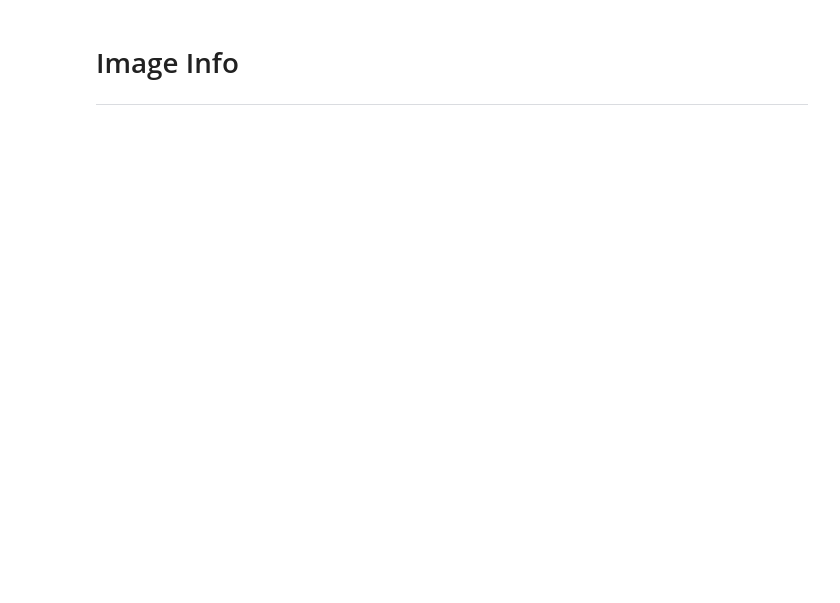
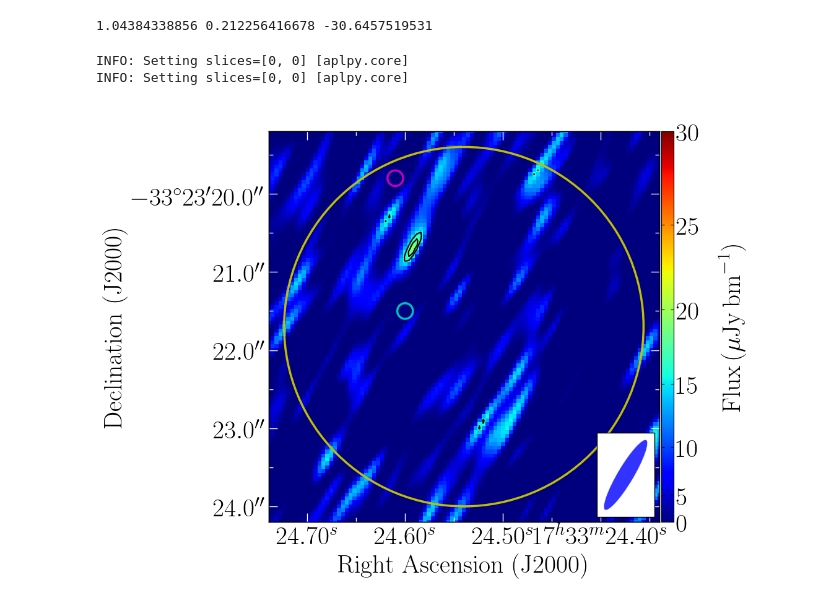
Before and after one commit to tetarenk/ipynb_notebooks, a Jupyter notebook: radio_plot.ipynb, the cells around one changed output. Drawn from its saved outputs; the diff is of its cells as text; code cells hidden in the pictures; blank space fills up the shorter version.

```diff
--- a/radio_plot.ipynb
+++ b/radio_plot.ipynb
@@ -21,6 +21,3 @@ import aplpy
 import warnings
 warnings.filterwarnings('ignore')
 %matplotlib inline
-# %% [markdown]
-# Image Info
--------------------
@@ -26,0 +41,10 @@ warnings.filterwarnings('ignore')
+# %%
+hdulist1 = fits.open(fits_file1)[0]
+data1=hdulist1.data
+wmap1=wcs.WCS(hdulist1.header)
+b_major=Angle(hdulist1.header['BMAJ']*u.degree).arcsec/cells
+b_minor=Angle(hdulist1.header['BMIN']*u.degree).arcsec/cells
+b_pa=90.+hdulist1.header['BPA']
+print Angle(hdulist1.header['BMAJ']*u.degree).arcsec,Angle(hdulist1.header['BMIN']*u.degree).arcsec,hdulist1.header['BPA']
+# %% [output]
+1.04384338856 0.212256416678 -30.6457519531
@@ -27 +77,64 @@ warnings.filterwarnings('ignore')
+# %%
+plt.rcdefaults()
+fits_file_sc=fits_file1.strip('.fits')+'_scaledujy5.fits'
+plt.rc('xtick', color='k')
+rc('text', usetex=True)
+font = {'family' : 'serif',
+        'weight' : 'bold',
+        'size'   : '14'}
+rc('font', **font)
+mpl.rcParams['xtick.direction'] = 'in'
+mpl.rcParams['ytick.direction'] = 'in'
+
+fig=plt.figure(figsize=(10,7))
+img = aplpy.FITSFigure(fits_file_sc,figure=fig, subplot=[0.0,0.0,1.0,1.0])
+img.show_colorscale(cmap=cm.get_cmap('jet', 500),vmin=vmin*1e6,vmax=vmax*1e6,stretch='power',exponent=gm)
+img.show_contour(fits_file_sc,dimensions=[0,1],slices=[0,0],levels=levels*1e6,colors='black',linestyles='-')
+img.tick_labels.set_font(size=30, weight='medium', \
+                         stretch='normal', family='sans-serif', \
+                         style='normal', variant='normal')
+img.add_colorbar()
+img.colorbar.set_location('right')
+img.colorbar.set_axis_label_text('${\\rm Flux}\,(\\mu{\\rm Jy\,bm}^{-1})$')
+img.colorbar.set_axis_label_font(size=30)
+img.colorbar.set_width(0.2)
+img.colorbar.set_pad(0.03)
+img.colorbar.set_font(size=30, weight='medium', \
+                      stretch='normal', family='sans-serif', \
+                      style='normal', variant='normal')
+img.colorbar.set_axis_label_pad(20)
+#img.colorbar.show()
+img.show_circles(coord_ch.ra.deg, coord_ch.dec.deg, Angle(radch*u.arcsec).deg,color='c',linewidth=2.5)
+img.show_circles(coord_swift.ra.deg, coord_swift.dec.deg, Angle(radsw*u.arcsec).deg,color='y',linewidth=2.5)
+img.show_circles(coord_rb.ra.deg, coord_rb.dec.deg, Angle(radrb*u.arcsec).deg,color='m',linewidth=2.5)
+img.add_beam()
+img.beam.set_major((b_major*cells) * u.arcsecond)
+img.beam.set_minor((b_minor*cells) * u.arcsecond)
+img.beam.set_angle((b_pa-90.) * u.degree)
+img.beam.set_corner('bottom right')
+img.beam.set_frame(True)
+img.beam.set_alpha(0.8)
+img.beam.set_color('white')
+img.beam.set_edgecolor('white')
+img.beam.set_facecolor('blue')
+img.axis_labels.set_xtext('Right Ascension (J2000)')
+img.axis_labels.set_ytext('Declination (J2000)')
+img.axis_labels.set_font(size=30, weight='bold', \
+                      stretch='normal', family='sans-serif', \
+                      style='normal', variant='normal')
+img.ticks.set_color('white')
+img.ticks.show_x()
+img.ticks.show_y()
+img.ticks.set_length(10)
+img.ticks.set_linewidth(1)
+img.ticks.set_minor_frequency(2)
+img.recenter(coord_radio.ra.deg,coord_radio.dec.deg,width=wid.deg,height=wid.deg)
+img.set_auto_refresh(True)
+#img.set_theme('publication')
+img.save(datadir+'radio_image_liller1_2.png',adjust_bbox=True)
+#img.showfig()
+# %% [output]
+INFO: Setting slices=[0, 0] [aplpy.core]
+INFO: Setting slices=[0, 0] [aplpy.core]
+[figure, added]
 # %%
```
Also changed, not shown: parts of 20 cells of this notebook.
